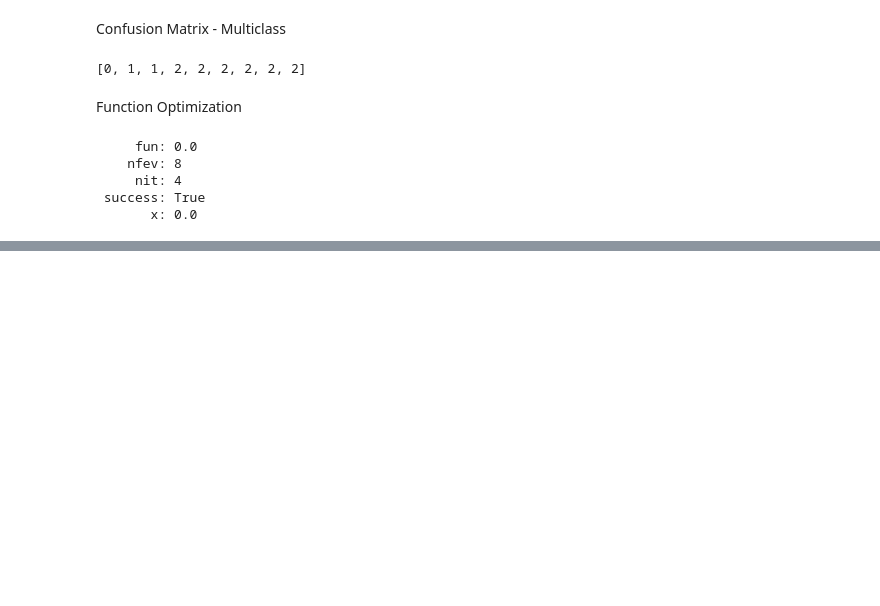
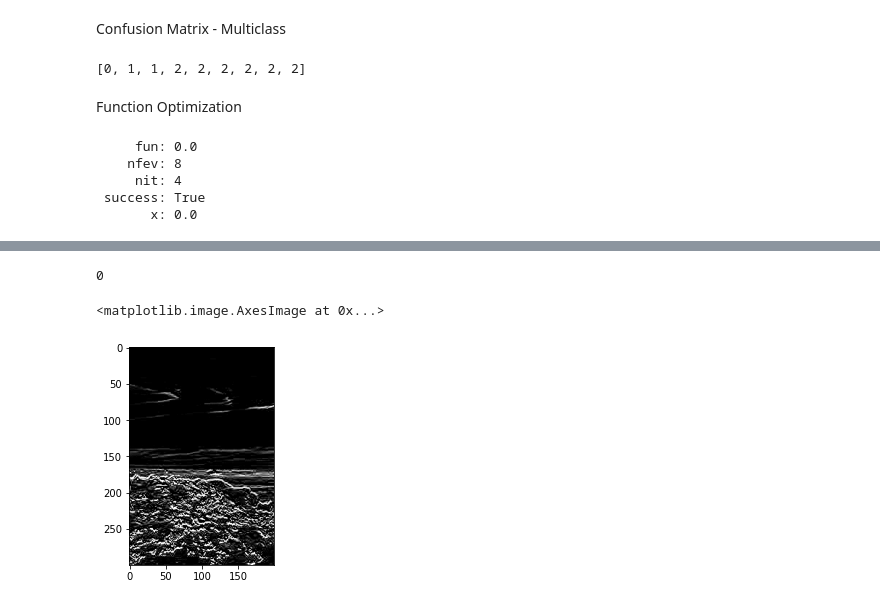
Before and after one commit to gwillig/maschine-learning-notebooks-for-interns, a Jupyter notebook: example.ipynb, the cells around one changed output, grey strips where cells are left out. Drawn from its saved outputs; the diff is of its cells as text; code cells hidden in the pictures; blank space fills up the shorter version.

```diff
--- a/example.ipynb
+++ b/example.ipynb
@@ -703,0 +764,21 @@ Training loss: 0.11265155481963908
+# %%
+# Create a custom kernel
+
+# 3x3 array for edge detection
+sobel_y = np.array([[ 0, 10, 0],
+                   [ 0, -8, 0],
+                   [ 0, -2, 0]])
+
+
+print(sobel_y.sum())
+## TODO: Create and apply a Sobel x operator
+
+
+# Filter the image using filter2D, which has inputs: (grayscale image, bit-depth, kernel)
+filtered_image = cv2.filter2D(gray, -1, sobel_y)
+
+plt.imshow(filtered_image, cmap='gray')
+# %% [output]
+0
+<matplotlib.image.AxesImage at 0x...>
+[figure, added]
```
Also changed, not shown: parts of 13 cells of this notebook.
